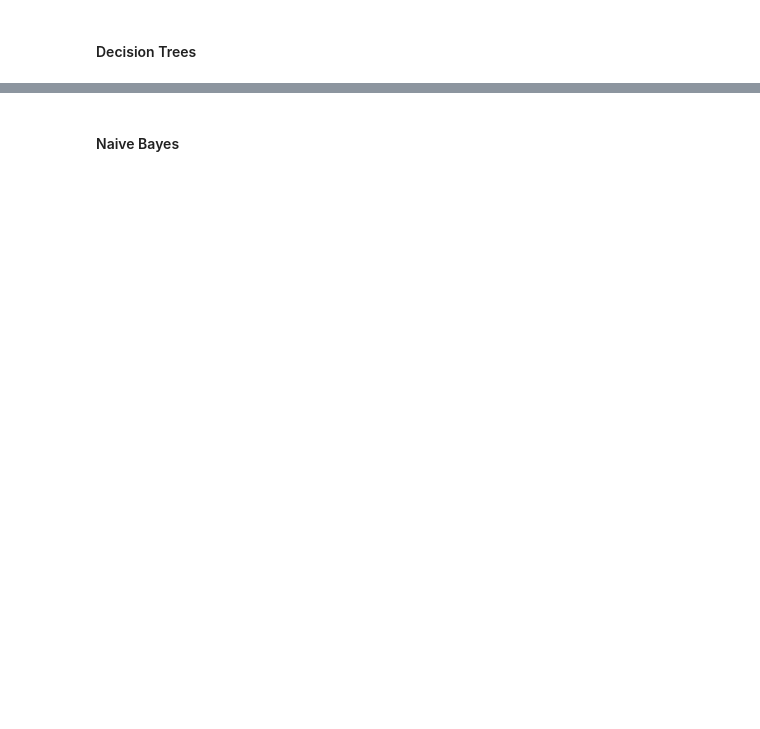
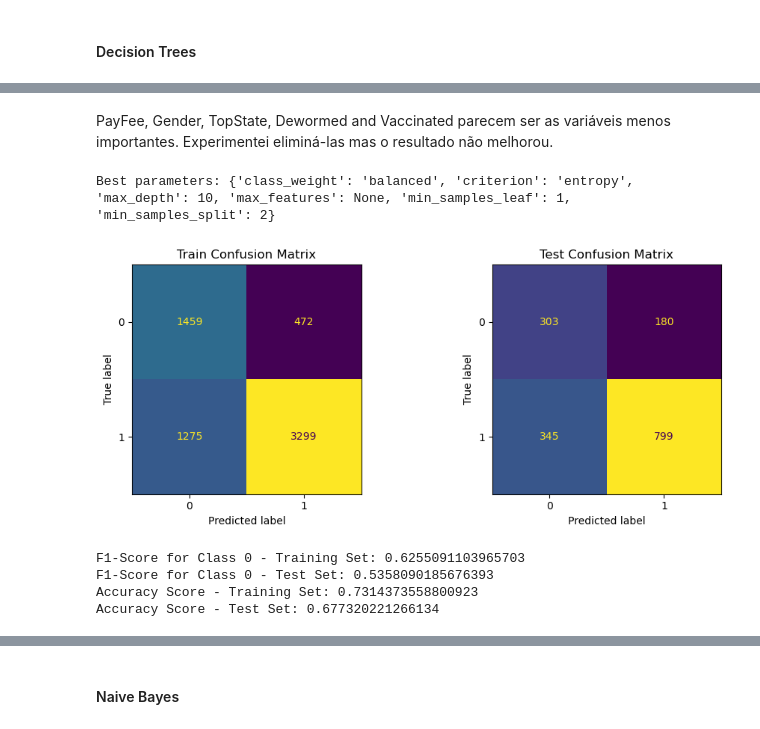
Before and after one commit to BolachinhaAmericana/MSc-MachineLearning, a Jupyter notebook: AA_202425_Project_ASM_V2.ipynb, the cells around one changed output, grey strips where cells are left out. Cells and saved outputs as stored; diff of their text form; code cells hidden in the pictures; blank space fills up the shorter version.

```diff
--- a/AA_202425_Project_ASM_V2.ipynb
+++ b/AA_202425_Project_ASM_V2.ipynb
@@ -1289,7 +1289,10 @@ def model_evaluation(X_train, X_test, y_train, y_test, model, param_grid, cv=10,
     print("F1-Score for Class 0 - Training Set:", f1_score(y_true=y_train, y_pred=y_train_pred, average='binary', pos_label=0))
     print("F1-Score for Class 0 - Test Set:", f1_score(y_true=y_test, y_pred=y_test_pred, average='binary', pos_label=0))
 
-    return
+    print("Accuracy Score - Training Set:", accuracy_score(y_true=y_train, y_pred=y_train_pred))
+    print("Accuracy Score - Test Set:", accuracy_score(y_true=y_test, y_pred=y_test_pred))
+
+    return best_model
 # %%
 #the split is stratified (maintaining class proportions in train and test)
 X_train, X_test, y_train, y_test = train_test_split(X_enc_sca, Y, test_size=0.2, random_state=seed, stratify=Y)
@@ -1311,0 +1311,10 @@ Name: proportion, dtype: float64
+# %%
+X_dogs = X_enc_sca[X_enc_sca['Type_2'] == 0].copy()
+Y_dogs = Y.loc[X_enc_sca[X_enc_sca['Type_2'] == 0].index].copy()
+X_train_dogs, X_test_dogs, y_train_dogs, y_test_dogs = train_test_split(X_dogs, Y_dogs, test_size=0.2, random_state=seed, stratify=Y_dogs)
+print(pd.Series(y_train_dogs).value_counts(normalize=True))
+
+X_cats = X_enc_sca[X_enc_sca['Type_2'] == 1].copy()
+Y_cats = Y.loc[X_enc_sca[X_enc_sca['Type_2'] == 1].index].copy()
+X_train_cats, X_test_cats, y_train_cats, y_test_cats = train_test_split(X_cats, Y_cats, test_size=0.2, random_state=seed, stratify=Y_cats)
+print(pd.Series(y_train_cats).value_counts(normalize=True))
@@ -1314,5 +1334,5 @@ Name: proportion, dtype: float64
 # %%
-model = DecisionTreeClassifier(random_state=seed)
+model = tree.DecisionTreeClassifier(random_state=seed)
 param_grid = {
     'max_depth': [5, 10, 15, 20, None],
     'min_samples_split': [2, 5, 10],
@@ -1321,3 +1341,5 @@ param_grid = {
     'max_features': [None, 'sqrt', 'log2'],
     'class_weight': [None, 'balanced']
 }
+
+dt = model_evaluation(X_train, X_test, y_train, y_test, model, param_grid)
@@ -1330,0 +1396,11 @@ F1-Score for Class 0 - Test Set: 0.5229268292682927
+# %% [markdown]
+PayFee, Gender, TopState, Dewormed and Vaccinated parecem ser as variáveis menos importantes. Experimentei eliminá-las mas o resultado não melhorou.
+# %%
+dt_dogs = model_evaluation(X_train_dogs, X_test_dogs, y_train_dogs, y_test_dogs, model, param_grid)
+# %% [output]
+Best parameters: {'class_weight': 'balanced', 'criterion': 'entropy', 'max_depth': 10, 'max_features': None, 'min_samples_leaf': 1, 'min_samples_split': 2}
+[figure, added]
+F1-Score for Class 0 - Training Set: 0.6255091103965703
+F1-Score for Class 0 - Test Set: 0.5358090185676393
+Accuracy Score - Training Set: 0.7314373558800923
+Accuracy Score - Test Set: 0.677320221266134
```
Also changed, not shown: parts of 34 cells of this notebook.
